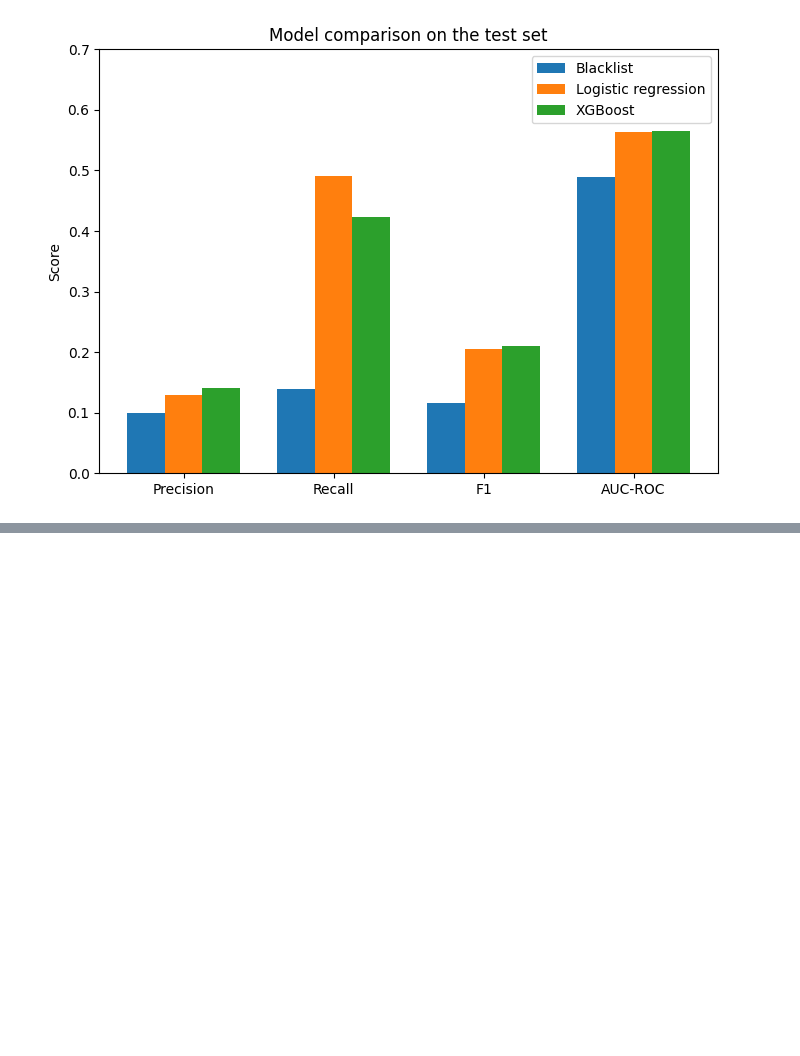
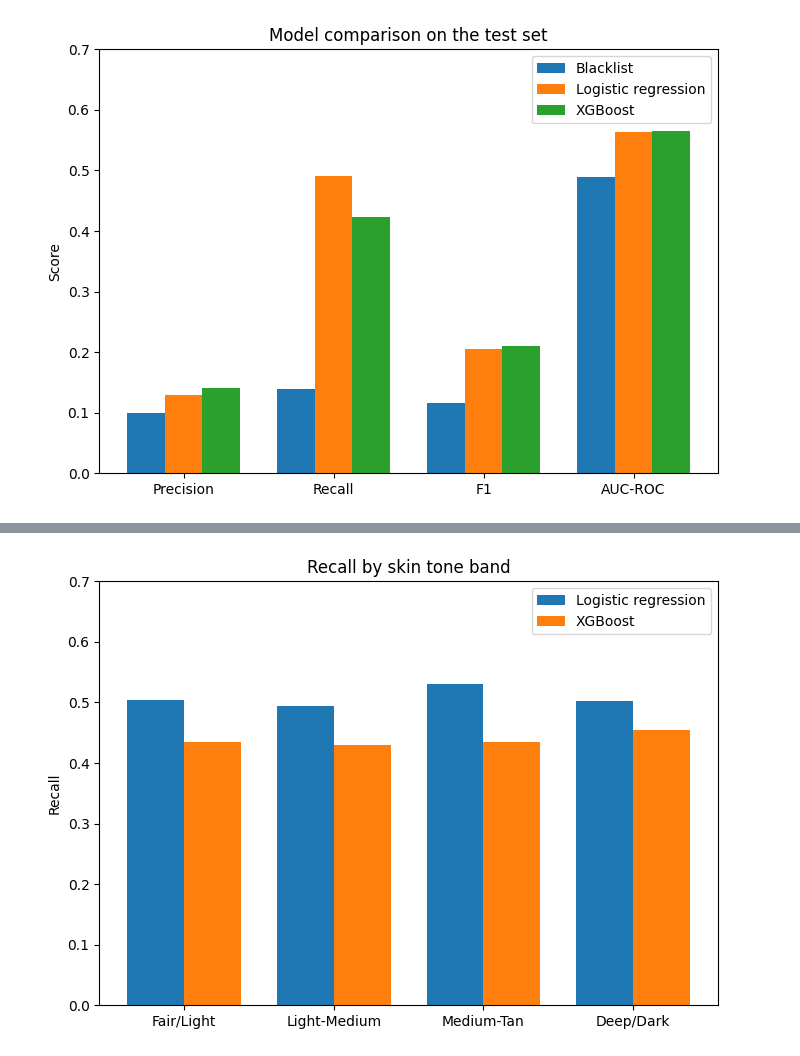
Before and after one commit to josephineabioye/msc-skincare-reaction-prediction, a Jupyter notebook: notebooks/04_modelling_and_evaluation.ipynb, the cells around one changed output, grey strips where cells are left out. Drawn from its saved outputs; the diff is of its cells as text; code cells hidden in the pictures; blank space fills up the shorter version.

Commit message:
Add fairness evaluation, error analysis and comparison figures; finalise modelling notebook

```diff
--- a/notebooks/04_modelling_and_evaluation.ipynb
+++ b/notebooks/04_modelling_and_evaluation.ipynb
@@ -510,0 +581,17 @@ plt.legend(); plt.tight_layout(); plt.savefig("fig_model_comparison.png", dpi=15
+# %%
+import numpy as np, matplotlib.pyplot as plt
+from sklearn.metrics import recall_score
+
+bands = ["Fair/Light", "Light-Medium", "Medium-Tan", "Deep/Dark"]
+rec = lambda pred: [recall_score(y_t[band==b], np.asarray(pred)[band==b], zero_division=0) for b in bands]
+lr_r, xg_r = rec(lr_pred), rec(xgb_pred)
+
+x = np.arange(len(bands)); w = 0.38
+plt.figure(figsize=(7,5))
+plt.bar(x - w/2, lr_r, w, label="Logistic regression")
+plt.bar(x + w/2, xg_r, w, label="XGBoost")
+plt.xticks(x, bands); plt.ylabel("Recall"); plt.ylim(0, 0.7)
+plt.title("Recall by skin tone band")
+plt.legend(); plt.tight_layout(); plt.savefig("fig_fairness_recall.png", dpi=150); plt.show()
+# %% [output]
+[figure, added]
```
Also changed, not shown: parts of 10 cells of this notebook.
